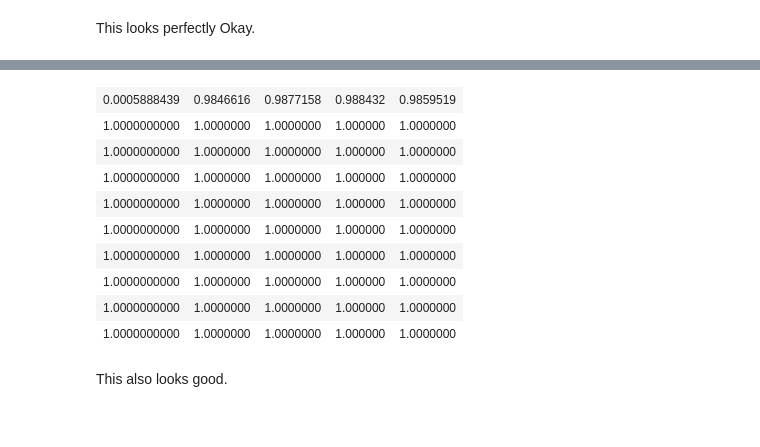
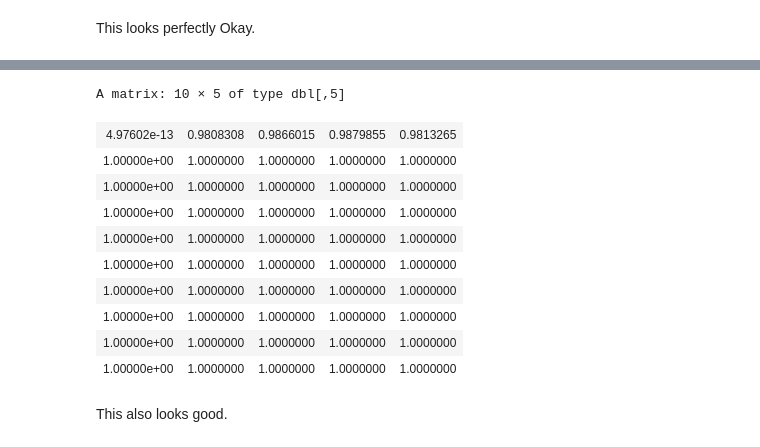
Before and after one commit to stephenslab/mvsusieR, a Jupyter notebook: inst/prototypes/lfsr_for_CS.ipynb, the cells around one changed output, grey strips where cells are left out. Cells and saved outputs as stored; diff of their text form; code cells hidden in the pictures.

```diff
--- a/inst/prototypes/lfsr_for_CS.ipynb
+++ b/inst/prototypes/lfsr_for_CS.ipynb
@@ -5,7 +5,7 @@ Here I investigate behavior of lfsr of CS per condition, using singleton simulat
 # %% [markdown]
 ## Load data
 # %%
-Y = dscrutils::read_dsc('small_data_1_singleton_1.pkl')
+Y = dscrutils:::read_dsc('small_data_1_singleton_1.pkl')
 # %%
 names(Y)
 # %% [output]
@@ -17,15 +17,15 @@ names(X)
 # %% [output]
 [1] "X"         "Y"         "N"         "meta"      "DSC_DEBUG"
 # %%
-prior = dscrutils::read_dsc('oracle_generator_1.pkl')$configurations$mixture_1
+prior = dscrutils:::read_dsc('oracle_generator_1.pkl')$configurations$mixture_1
 names(prior)
 # %% [output]
 [1] "xUlist"      "pi"          "null_weight"
 # %% [markdown]
 ## Setup M&M model
 # %%
-m_init = mmbr:::MashInitializer$new(prior$xUlist, NULL, prior$pi, prior$null_weight, Y$meta$residual_correlation)
-result = mmbr::susie(X$X, Y$Y, L=10, V=m_init)
+m_init = mmbr:::MashInitializer$new(NA, NA, xUlist=prior$xUlist, prior_weights=prior$pi, null_weight=prior$null_weight, top_mixtures=0, alpha=0)
+result = mmbr::msusie(X$X, Y$Y, L=10, prior_variance=m_init)
 # %%
 true_idx = which(apply(Y$meta$true_coef, 1, sum) != 0)
 Y$meta$true_coef[true_idx,]
@@ -78,17 +95,18 @@ This looks perfectly Okay.
 # %%
-lfsr = mmbr::mmbr_get_lfsr(result, m_init)
+lfsr = mmbr::mmbr_get_cs_lfsr(result)
 lfsr
 # %% [output]
+A matrix: 10 × 5 of type dbl[,5]
-| 0.0005888439 | 0.9846616 | 0.9877158 | 0.988432 | 0.9859519 |
-| 1.0000000000 | 1.0000000 | 1.0000000 | 1.000000 | 1.0000000 |
-| 1.0000000000 | 1.0000000 | 1.0000000 | 1.000000 | 1.0000000 |
-| 1.0000000000 | 1.0000000 | 1.0000000 | 1.000000 | 1.0000000 |
-| 1.0000000000 | 1.0000000 | 1.0000000 | 1.000000 | 1.0000000 |
-| 1.0000000000 | 1.0000000 | 1.0000000 | 1.000000 | 1.0000000 |
-| 1.0000000000 | 1.0000000 | 1.0000000 | 1.000000 | 1.0000000 |
-| 1.0000000000 | 1.0000000 | 1.0000000 | 1.000000 | 1.0000000 |
-| 1.0000000000 | 1.0000000 | 1.0000000 | 1.000000 | 1.0000000 |
-| 1.0000000000 | 1.0000000 | 1.0000000 | 1.000000 | 1.0000000 |
+| 4.97602e-13 | 0.9808308 | 0.9866015 | 0.9879855 | 0.9813265 |
+| 1.00000e+00 | 1.0000000 | 1.0000000 | 1.0000000 | 1.0000000 |
+| 1.00000e+00 | 1.0000000 | 1.0000000 | 1.0000000 | 1.0000000 |
+| 1.00000e+00 | 1.0000000 | 1.0000000 | 1.0000000 | 1.0000000 |
+| 1.00000e+00 | 1.0000000 | 1.0000000 | 1.0000000 | 1.0000000 |
+| 1.00000e+00 | 1.0000000 | 1.0000000 | 1.0000000 | 1.0000000 |
+| 1.00000e+00 | 1.0000000 | 1.0000000 | 1.0000000 | 1.0000000 |
+| 1.00000e+00 | 1.0000000 | 1.0000000 | 1.0000000 | 1.0000000 |
+| 1.00000e+00 | 1.0000000 | 1.0000000 | 1.0000000 | 1.0000000 |
+| 1.00000e+00 | 1.0000000 | 1.0000000 | 1.0000000 | 1.0000000 |
 # %% [markdown]
 This also looks good.
 # %% [markdown]
```
Also changed, not shown: parts of 10 cells of this notebook, 39 other files.
